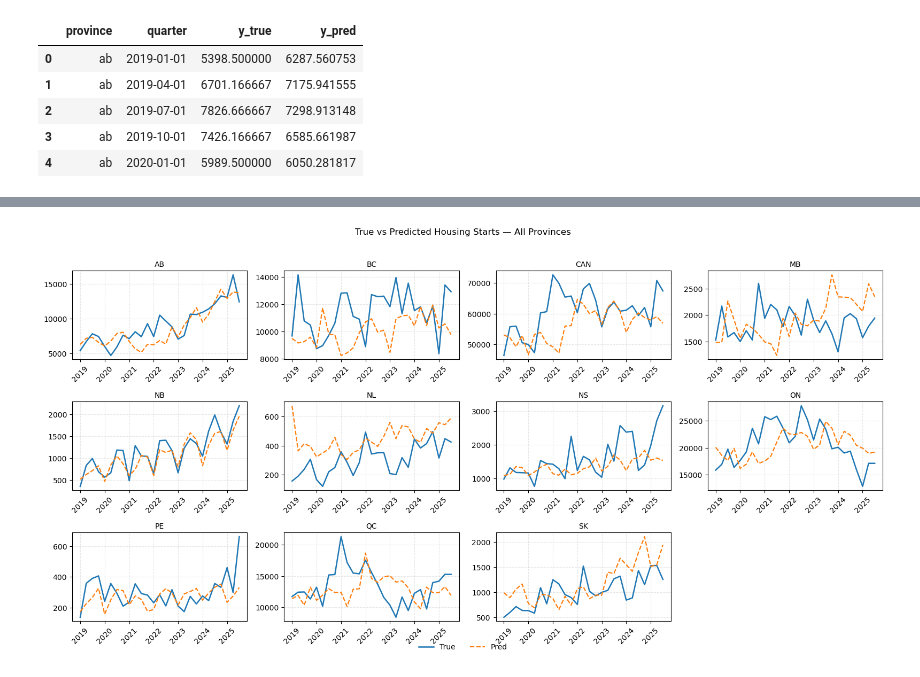
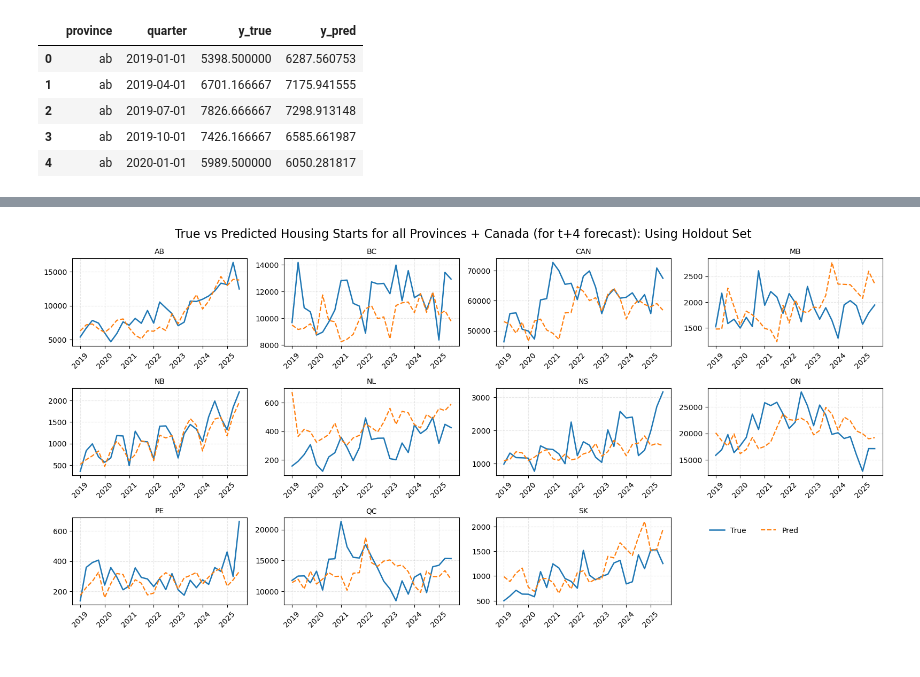
Before and after one commit to Erdos-Projects/fall-2025-forecasting-housing-supply-demand, a Jupyter notebook: modeling_same_q_forecast.ipynb, the cells around one changed output, grey strips where cells are left out. Drawn from its saved outputs; the diff is of its cells as text; code cells hidden in the pictures.

```diff
--- a/modeling_same_q_forecast.ipynb
+++ b/modeling_same_q_forecast.ipynb
@@ -261,7 +261,6 @@ MODEL_REGISTRY = {
     "rf": lambda **kw: RandomForestRegressor(n_estimators=200, random_state=42, n_jobs=-1, **kw),
     "ridge": lambda **kw: make_pipeline(StandardScaler(),Ridge(alpha=1.0, **kw)),
     "xgb": lambda **kw: XGBRegressor(n_estimators=300, learning_rate=0.05, random_state=42, **kw),
-    "enet":  lambda **kw: make_pipeline(StandardScaler(),ElasticNet(alpha=1e-3, l1_ratio=0.5, max_iter=10000, **kw)),
 }
 
 def run_model(name, train, test, features, target="dwelling_starts", per_province=False, **model_kwargs):
@@ -289,7 +288,7 @@ def run_model(name, train, test, features, target="dwelling_starts", per_provinc
         import pandas as pd
         return pd.DataFrame(rows).set_index("province")
 # %%
-models = ['lr', 'rf', 'ridge', 'xgb', 'enet']
+models = ['lr', 'rf', 'ridge', 'xgb',]
 # %%
 rows = []
 for prov, gtr in train.groupby("province"):
@@ -451,13 +468,0 @@ prov_list = ['can', 'nl', 'pe', 'ns', 'nb', 'qc', 'on', 'mb', 'sk', 'ab', 'bc']
-# %%
-for prov in prov_list:  # change list as needed
-    g = preds_all[preds_all["province"] == prov].sort_values("quarter")
-
-    plt.figure(figsize=(8,3.5))
-    plt.plot(g["quarter"], g["y_true"], label="True", linewidth=2)
-    plt.plot(g["quarter"], g["y_pred"], "--", label=f"Pred ({name})", linewidth=2)
-    plt.title(f"Housing Starts — {prov.upper()}")
-    plt.ylabel("Starts (SAAR)")
-    plt.xlabel("Quarter")
-    plt.legend()
-    plt.tight_layout()
-    plt.show()
@@ -476,33 +469,31 @@ for prov in prov_list:  # change list as needed
 # %%
-import math
-# Assumes you already built `preds_all` with columns: province, quarter, y_true, y_pred
 provs = sorted(preds_all["province"].unique())
 n = len(provs)
 cols = 4
 rows = math.ceil(n / cols)
 
 fig, axes = plt.subplots(rows, cols, figsize=(4*cols, 2.6*rows), sharex=False, sharey=False)
 axes = axes.ravel()
 
 for i, prov in enumerate(provs):
     ax = axes[i]
     g = preds_all[preds_all["province"] == prov].sort_values("quarter")
     ax.plot(g["quarter"], g["y_true"], label="True", linewidth=1.8)
     ax.plot(g["quarter"], g["y_pred"], "--", label="Pred", linewidth=1.6)
     ax.set_title(prov.upper(), fontsize=10)
     ax.tick_params(axis="x", labelrotation=45)
     ax.grid(True, linestyle="--", alpha=0.3)
 
 # Hide any unused subplots
 for j in range(i+1, rows*cols):
     fig.delaxes(axes[j])
 
 # One legend for the whole figure
 handles, labels = axes[0].get_legend_handles_labels()
-fig.legend(handles, labels, loc="lower center", ncol=2, frameon=False, bbox_to_anchor=(0.5, -0.01))
+fig.legend(handles, labels, loc="lower right", ncol=2, frameon=False, bbox_to_anchor=(.9, .23))
 
-fig.suptitle("True vs Predicted Housing Starts — All Provinces", y=1.02, fontsize=12)
+fig.suptitle("True vs Predicted Housing Starts for all Provinces + Canada (for t+4 forecast): Using Holdout Set", y=.98, fontsize=16)
 plt.tight_layout()
 plt.show()
 # %% [output]
-[figure, old version]
+[figure, new version]
```
Also changed, not shown: parts of 12 cells of this notebook, 1 other file.
